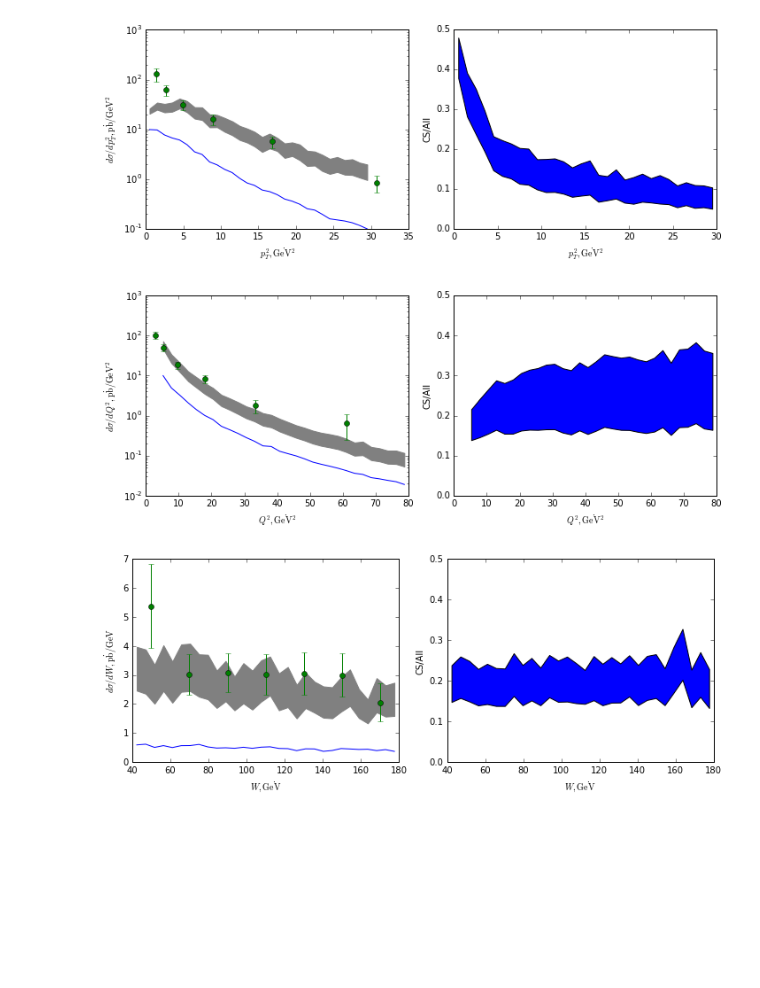
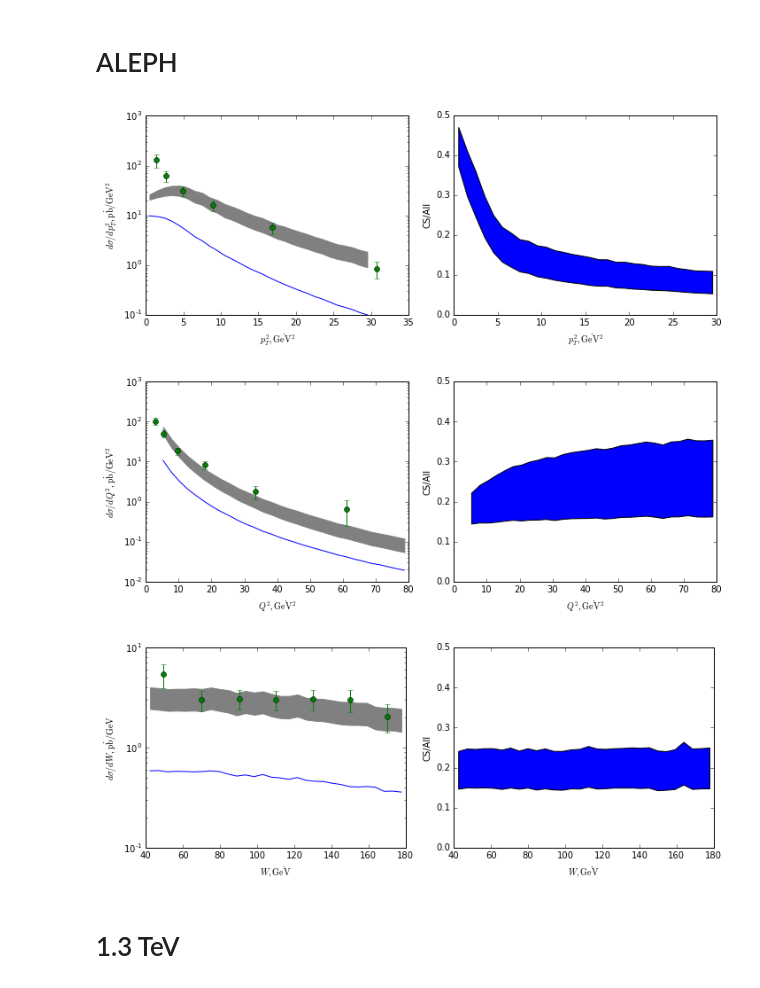
Before and after one commit to alexey-luchinsky/ep_QX, a Jupyter notebook: python/plots.ipynb, the cells around one changed output. Saved outputs shown, nothing was run; the diff lists cells and outputs as text; code cells hidden in the pictures; blank space fills up the shorter version.

```diff
--- a/python/plots.ipynb
+++ b/python/plots.ipynb
@@ -3,9 +3,9 @@
 from subs import *
 import matplotlib.pyplot as plt
 # %%
-def gen_plot(ax1, ax2, var,exp=True):
-    allMin=sum_th(var,r=rMin);
-    allMax=sum_th(var,r=rMax);
+def gen_plot(ax1, ax2, var,exp=True, dir='./'):
+    allMin=sum_th(var,r=rMin,dir=dir);
+    allMax=sum_th(var,r=rMax,dir=dir);
     th_cs=data['3S1_cs']
     ax1.fill_between(allMin[:,0],allMin[:,1],allMax[:,1],color='gray',label='total');
     ax1.plot(th_cs[:,0],th_cs[:,1],label=r'${}^3S_1^{[1]}$')
@@ -25,26 +25,30 @@ def gen_plot(ax1, ax2, var,exp=True):
 scale=8/20;
 size=10;
 figsize=(size,scale*size)
+# %% [markdown]
+# ALEPH
+# %%
+dir='../results/ALEPH/'
 # %%
 f, [ax1,ax2]=plt.subplots(1,2,figsize=figsize);
-
-gen_plot(ax1,ax2,'PT2',exp=True);
+gen_plot(ax1,ax2,'PT2',exp=True, dir=dir);
 ax1.set_yscale('log')
 plt.tight_layout()
 # %% [output]
-[figure, old version]
+[figure, new version]
 # %%
 f, [ax1,ax2]=plt.subplots(1,2,figsize=figsize);
-
-gen_plot(ax1,ax2,'Q2',exp=True);
+gen_plot(ax1,ax2,'Q2',exp=True, dir=dir);
 ax1.set_yscale('log')
 plt.tight_layout()
 # %% [output]
-[figure, old version]
+[figure, new version]
 # %%
 f, [ax1,ax2]=plt.subplots(1,2,figsize=figsize);
-
-gen_plot(ax1,ax2,'W',exp=True);
+gen_plot(ax1,ax2,'W',exp=True, dir=dir);
+ax1.set_yscale('log')
 plt.tight_layout()
 # %% [output]
-[figure, old version]
+[figure, new version]
+# %% [markdown]
+# 1.3 TeV
```
Also changed, not shown: parts of 12 cells of this notebook, 2 other files.
